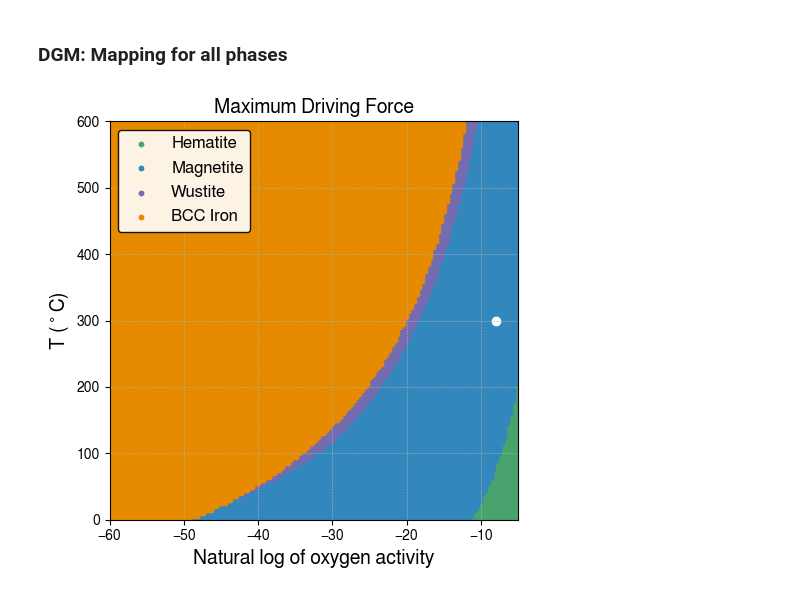
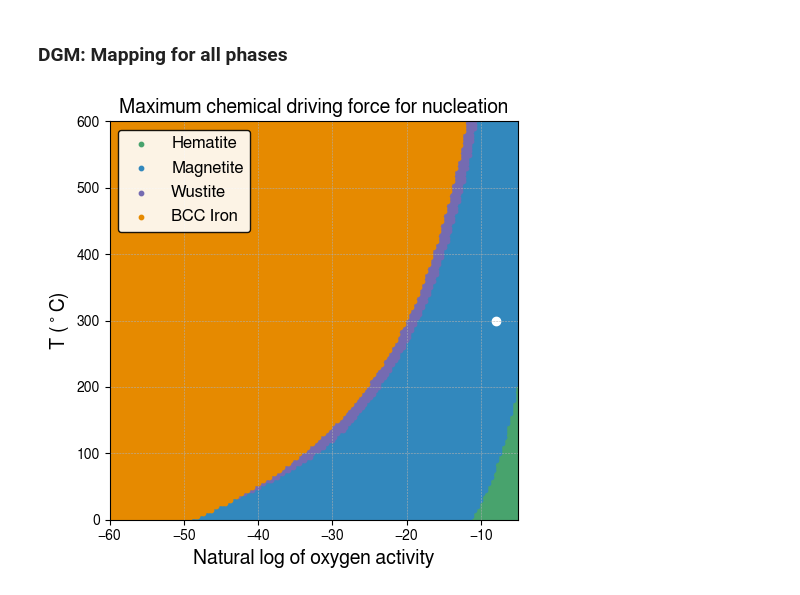
Before and after one commit to YXWU2014/IronOxide_TC, a Jupyter notebook: IronOxide_TC_calculations.ipynb, the cells around one changed output. Saved outputs shown, nothing was run; the diff lists cells and outputs as text; code cells hidden in the pictures.

```diff
--- a/IronOxide_TC_calculations.ipynb
+++ b/IronOxide_TC_calculations.ipynb
@@ -706,32 +708,32 @@ for phase in phases_list:
     column_name = f'dgm({phase})'
     condition = df_DGM[column_name] == df_DGM[columns_to_compare].max(axis=1)
     globals()[f'df_DGM_{phase}'] = df_DGM[condition]
 
 
 # Plotting the individual dataframes
 plt.figure(figsize=(5, 5))
 
 for i, phase in enumerate(phases_list):
     if phase == 'LIQUID':
         pass
     else:
         df = globals()[f'df_DGM_{phase}']
         plt.scatter(df['lnacr_o'], df['T']-273.15, s=10, label=labels_list[i],
                     color=colors[phase], alpha=1)
 plt.scatter([-7.9663978], [300], color='white')
 plt.xlabel('Natural log of oxygen activity', fontsize=14)
 plt.ylabel(r'T ($^\circ$C)', fontsize=14)
-plt.title('Maximum Chemical Driving Force for Nucleation', fontsize=14)
+plt.title('Maximum chemical driving force for nucleation', fontsize=14)
 plt.legend(fontsize=12, loc='upper left',
            facecolor='white', edgecolor='black', framealpha=0.9)
 plt.grid(True, which='both', linestyle='--', linewidth=0.4)
 plt.xlim([min(df_DGM['lnacr_o']), max(df_DGM['lnacr_o'])])
 plt.ylim([min(df_DGM['T'])-273.15, max(df_DGM['T'])-273.15])
 plt.tight_layout()
 
 plt_output_fname = "IronOxide_TC_DGMmax.png"
 plt.savefig(os.path.join(current_directory, plt_output_fname),
             format='png', dpi=300, bbox_inches='tight')
 plt.show()
 # %% [output]
-[figure, old version]
+[figure, new version]
```
Also changed, not shown: parts of 2 cells of this notebook.
